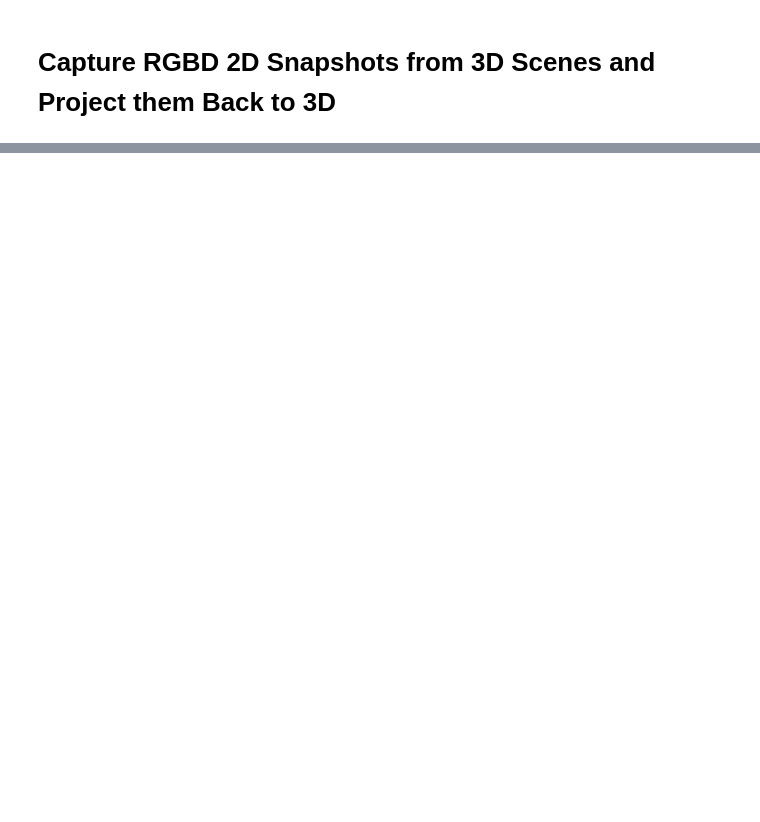
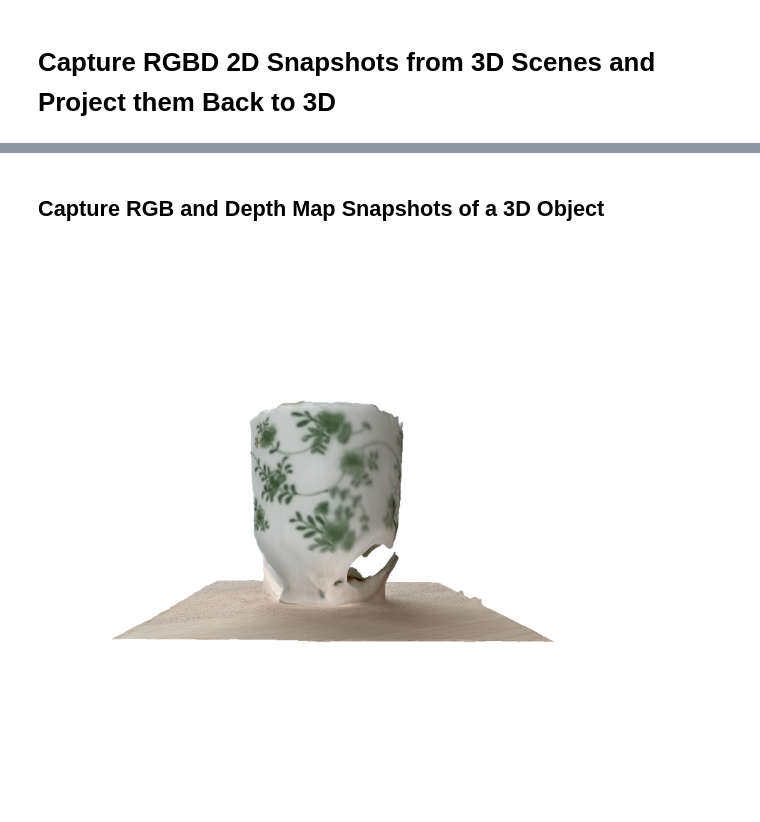
Before and after one commit to mxagar/open3d_guide, a Jupyter notebook: notebooks/12_3D2D3D_Projections.ipynb, the cells around one changed output, grey strips where cells are left out. Saved outputs shown, nothing was run; the diff lists cells and outputs as text; code cells hidden in the pictures; blank space fills up the shorter version.

```diff
--- a/notebooks/12_3D2D3D_Projections.ipynb
+++ b/notebooks/12_3D2D3D_Projections.ipynb
@@ -11,2 +12,6 @@ Jupyter environment detected. Enabling Open3D WebVisualizer.
+# %%
+def load_mesh(obj_path: str|pathlib.Path) -> open3d.geometry.TriangleMesh:
+    mesh = open3d.io.read_triangle_mesh(obj_path, enable_post_processing=True)  # Load the OBJ file with TEXTURE!
+    return mesh
 # %%
 def visualize_obj_file(obj_path: str) -> None:
@@ -21,3 +26,5 @@ obj_file = "../models/ikea_cup_reality_scan_iphone/Cup.obj"
 
 # Visualize the OBJ
 visualize_obj_file(obj_file)
+# %% [markdown]
+## Capture RGB and Depth Map Snapshots of a 3D Object
@@ -23,0 +129,31 @@ visualize_obj_file(obj_file)
+# %%
+obj_file = "../models/ikea_cup_reality_scan_iphone/Cup.obj"
+mesh = load_mesh(obj_file)
+focus_point = mesh.get_center()
+
+rgb_image, depth_image, params = capture_snapshot_from_mesh(
+    mesh=mesh,
+    focus_point=focus_point,
+    up_axis=np.array([0.0, 1.0, 0.0]),
+    zoom_factor=0.5,
+    width=1080,
+    height=1080,
+)
+# %%
+def visualize_image(image: np.ndarray) -> None:
+    plt.figure(figsize=(10, 10))
+    if len(image.shape) == 2:  # Check if the image has only one channel
+        min_val, max_val = image.min(), image.max()
+        if min_val == 0 and max_val == 1:
+            # mask
+            plt.imshow(image, cmap='gray', vmin=0, vmax=1)
+        else:
+            plt.imshow(image, cmap='gray')
+    else:
+        plt.imshow(image)
+    plt.axis("off")
+    plt.show()
+# %%
+visualize_image(rgb_image)
+# %% [output]
+[figure, added]
```
Also changed, not shown: parts of 17 cells of this notebook, 2 other files.
